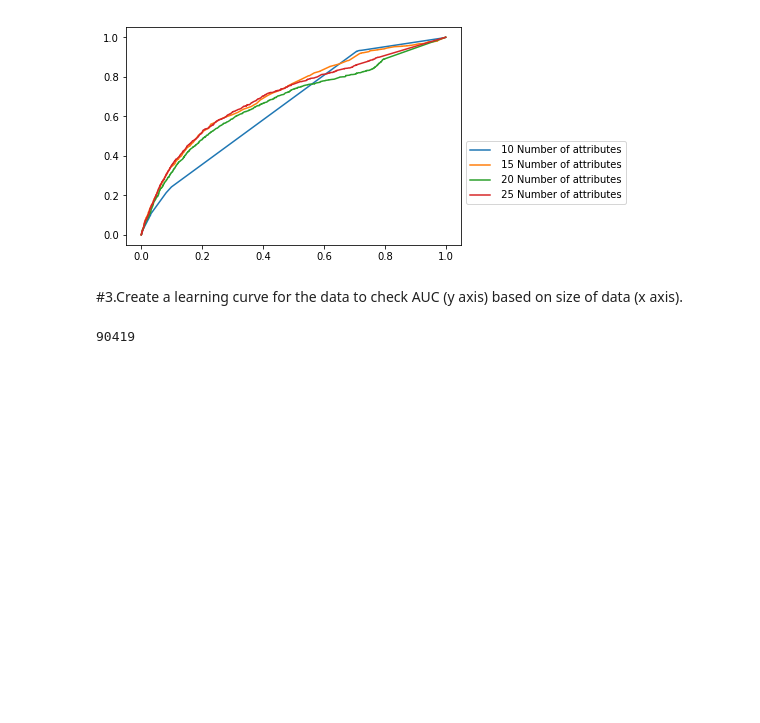
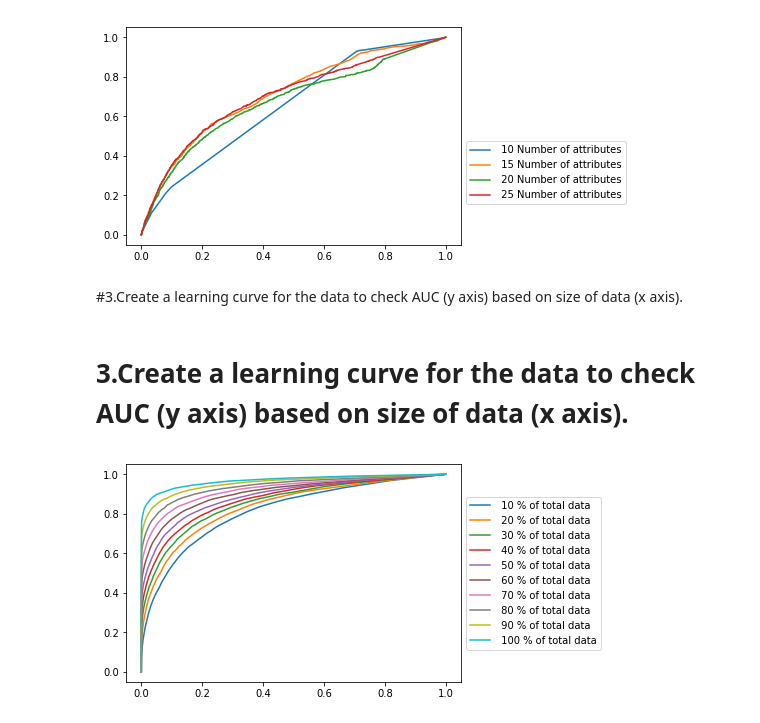
Before and after one commit to akhilanto/My-Python-Works, a Jupyter notebook: Python samples/Hap880assignmnet2.ipynb, the cells around one changed output. Cells and saved outputs as stored; diff of their text form; code cells hidden in the pictures; blank space fills up the shorter version.

```diff
--- a/Python samples/Hap880assignmnet2.ipynb
+++ b/Python samples/Hap880assignmnet2.ipynb
@@ -182,19 +182,25 @@ for n in range(10, 30, 5):
     fpr_rf200, tpr_rf200, thresholds_rf200 = roc_curve(ts['HighUtilizationY2'],probs_rf200[:,1])
     auc_rf200=auc(fpr_rf200,tpr_rf200)
     plt.plot(fpr_rf200, tpr_rf200, label = " {} Number of attributes".format(n))
-    plt.legend()
+    plt.legend(loc='center left', bbox_to_anchor=(1, 0.5))
 # %% [output]
 [figure]
 # %% [markdown]
 #3.Create a learning curve for the data to check AUC (y axis) based on size of data (x axis).
-# %%
-tr[cols].index.size
-# %% [output]
-90419
-# %%
-rf200=RandomForestClassifier(n_estimators=200)
-rf200.fit(tr[cols],tr['HighUtilizationY2'])
-probs_rf200=rf200.predict_proba(ts[cols])
-fpr_rf200, tpr_rf200, thresholds_rf200 = roc_curve(ts['HighUtilizationY2'],probs_rf200[:,1])
-auc_rf200=auc(fpr_rf200,tpr_rf200)
-print(auc_rf200)
+# %% [markdown]
+# 3.Create a learning curve for the data to check AUC (y axis) based on size of data (x axis).
+# %%
+for n in range ( 10 , 110 , 10):
+    df_new= df[:int(sz*n/100)]
+    sz_new = df_new.index.size
+    tr_new =df[:int(sz_new*0.8)]
+    ts_new=df[int(sz_new*0.2):]
+    rf200=RandomForestClassifier(n_estimators=200)
+    rf200.fit(tr_new[cols],tr_new['HighUtilizationY2'])
+    probs_rf200=rf200.predict_proba(ts_new[cols])
+    fpr_rf200, tpr_rf200, thresholds_rf200 = roc_curve(ts_new['HighUtilizationY2'],probs_rf200[:,1])
+    auc_rf200=auc(fpr_rf200,tpr_rf200)
+    plt.plot(fpr_rf200, tpr_rf200, label = " {} % of total data".format(n))
+    plt.legend(loc='center left', bbox_to_anchor=(1, 0.5))
+# %% [output]
+[figure, added]
```
